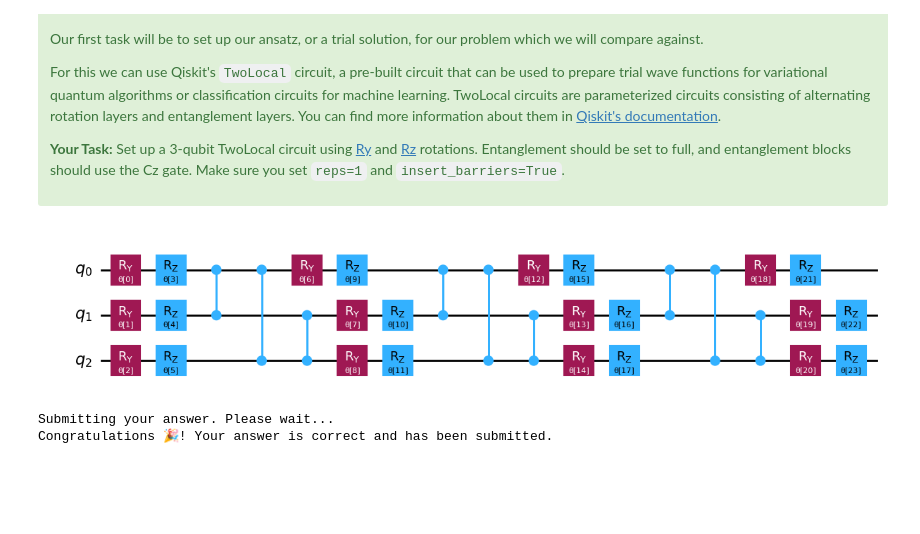
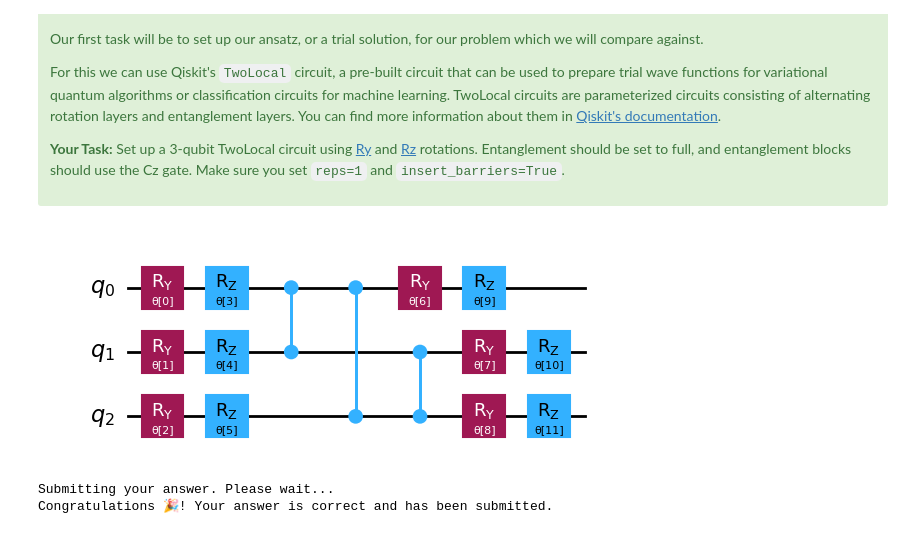
Before and after one commit to OttoMP/ibm-quantum-challenge-2024, a Jupyter notebook: lab_1/lab-1.ipynb, the cells around one changed output. Saved outputs shown, nothing was run; the diff lists cells and outputs as text; code cells hidden in the pictures; blank space fills up the shorter version.

```diff
--- a/lab_1/lab-1.ipynb
+++ b/lab_1/lab-1.ipynb
@@ -289,16 +289,16 @@ For this we can use Qiskit's `TwoLocal` circuit, a pre-built circuit that can be
 # %%
 num_qubits = 3
 rotation_blocks = ['ry', 'rz']
 entanglement_blocks = 'cz'
 entanglement = 'full'
 
-ansatz = TwoLocal(num_qubits=num_qubits, rotation_blocks=rotation_blocks, entanglement_blocks=entanglement_blocks, entanglement=entanglement)
+ansatz = TwoLocal(num_qubits=num_qubits, rotation_blocks=rotation_blocks, entanglement_blocks=entanglement_blocks, entanglement=entanglement, reps=1)
 
 
 ### Don't change any code past this line ###
 ansatz.decompose().draw('mpl')
 # %% [output]
-[figure, old version]
+[figure, new version]
 # %%
 # Submit your answer using following code
 
```
Also changed, not shown: parts of 13 cells of this notebook, 12 other files.
